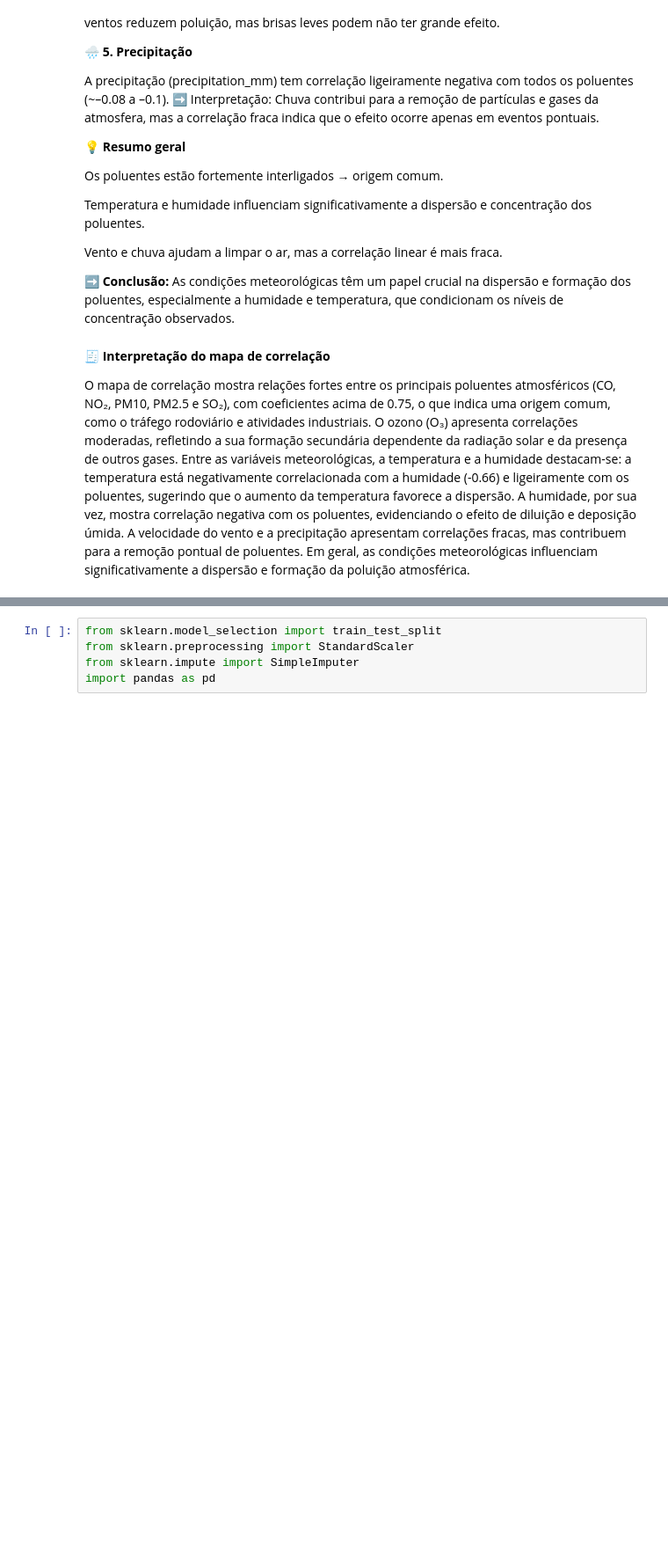
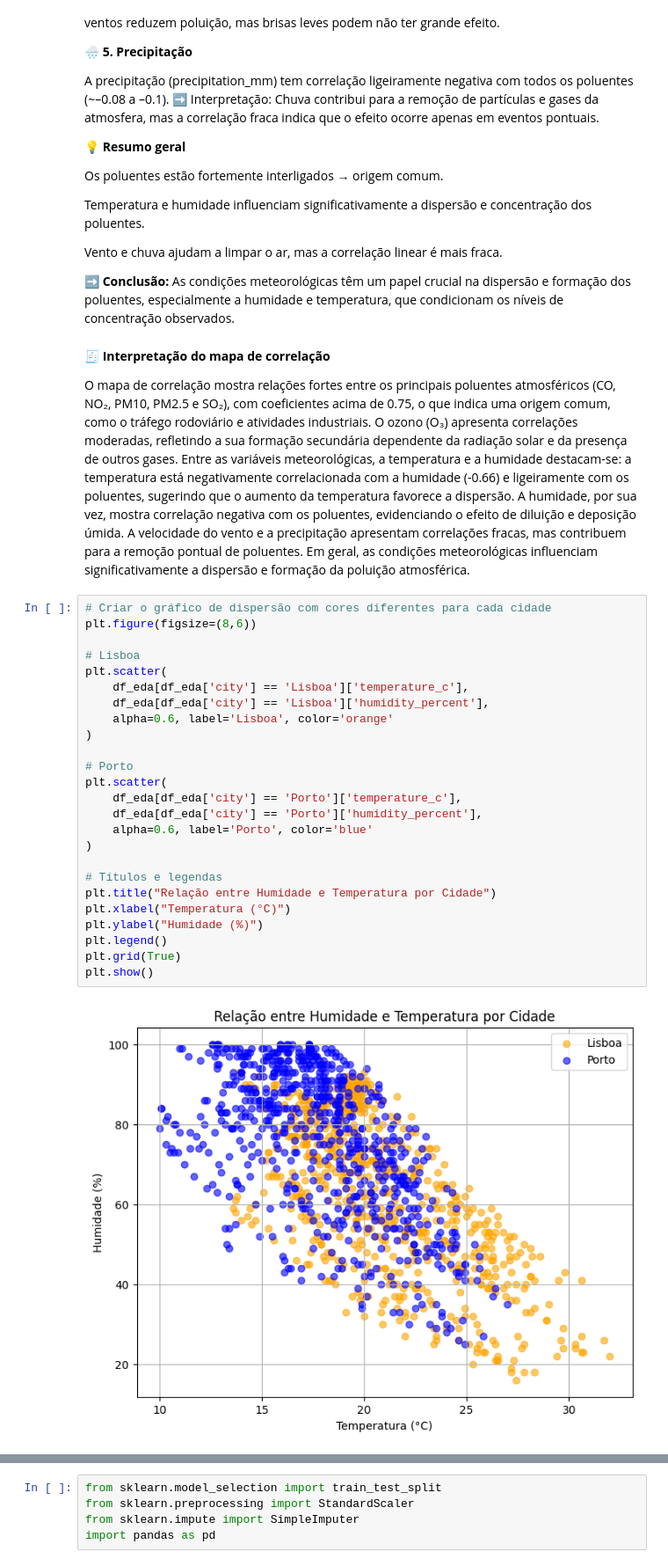
Before and after one commit to CatarinaMaria217/Proj1_AI, a Jupyter notebook: eda.ipynb, the cells around one changed output, grey strips where cells are left out. Shown at 88% size. Drawn from its saved outputs; the diff is of its cells as text; blank space fills up the shorter version.

```diff
--- a/eda.ipynb
+++ b/eda.ipynb
@@ -367,3 +367,30 @@ As condições meteorológicas têm um papel crucial na dispersão e formação
 **🧾 Interpretação do mapa de correlação**
 
 O mapa de correlação mostra relações fortes entre os principais poluentes atmosféricos (CO, NO₂, PM10, PM2.5 e SO₂), com coeficientes acima de 0.75, o que indica uma origem comum, como o tráfego rodoviário e atividades industriais. O ozono (O₃) apresenta correlações moderadas, refletindo a sua formação secundária dependente da radiação solar e da presença de outros gases. Entre as variáveis meteorológicas, a temperatura e a humidade destacam-se: a temperatura está negativamente correlacionada com a humidade (-0.66) e ligeiramente com os poluentes, sugerindo que o aumento da temperatura favorece a dispersão. A humidade, por sua vez, mostra correlação negativa com os poluentes, evidenciando o efeito de diluição e deposição úmida. A velocidade do vento e a precipitação apresentam correlações fracas, mas contribuem para a remoção pontual de poluentes. Em geral, as condições meteorológicas influenciam significativamente a dispersão e formação da poluição atmosférica.
+# %%
+# Criar o gráfico de dispersão com cores diferentes para cada cidade
+plt.figure(figsize=(8,6))
+
+# Lisboa
+plt.scatter(
+    df_eda[df_eda['city'] == 'Lisboa']['temperature_c'],
+    df_eda[df_eda['city'] == 'Lisboa']['humidity_percent'],
+    alpha=0.6, label='Lisboa', color='orange'
+)
+
+# Porto
+plt.scatter(
+    df_eda[df_eda['city'] == 'Porto']['temperature_c'],
+    df_eda[df_eda['city'] == 'Porto']['humidity_percent'],
+    alpha=0.6, label='Porto', color='blue'
+)
+
+# Títulos e legendas
+plt.title("Relação entre Humidade e Temperatura por Cidade")
+plt.xlabel("Temperatura (°C)")
+plt.ylabel("Humidade (%)")
+plt.legend()
+plt.grid(True)
+plt.show()
+# %% [output]
+[figure, added]
```
Also changed, not shown: parts of 2 cells of this notebook, 1 other file.
